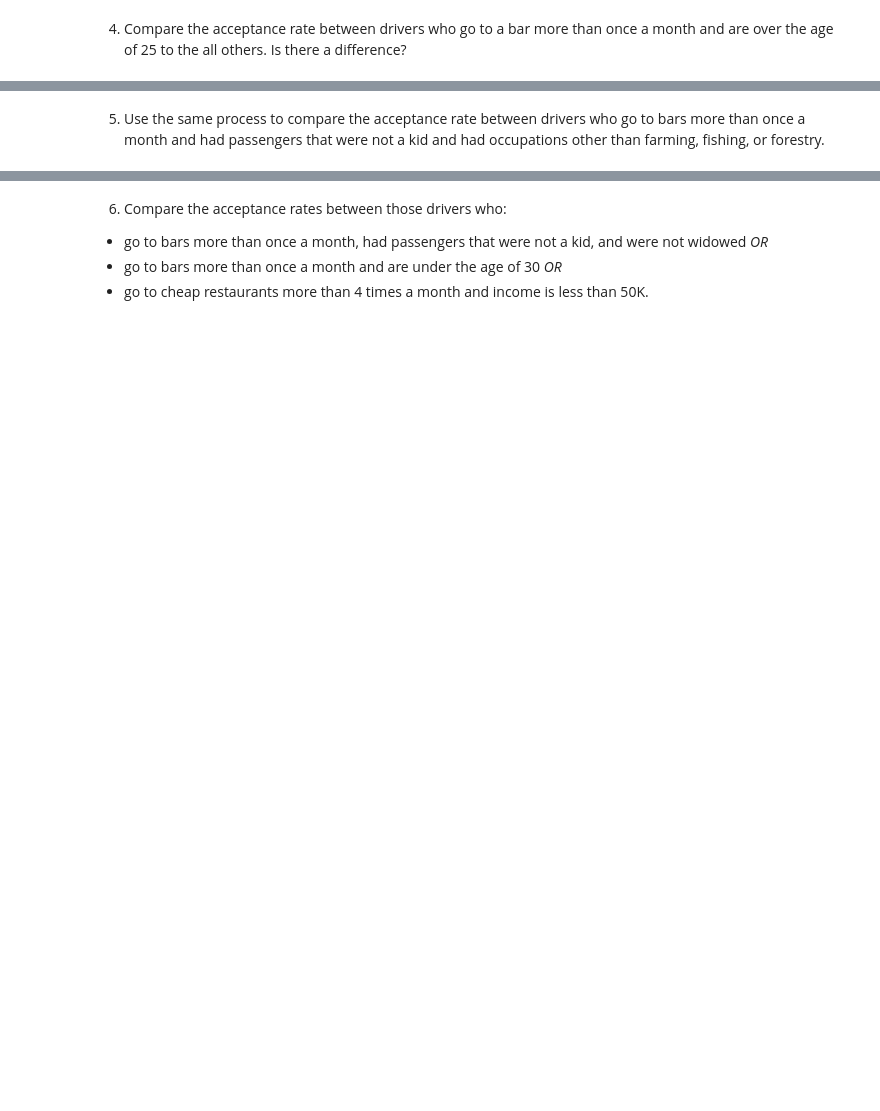
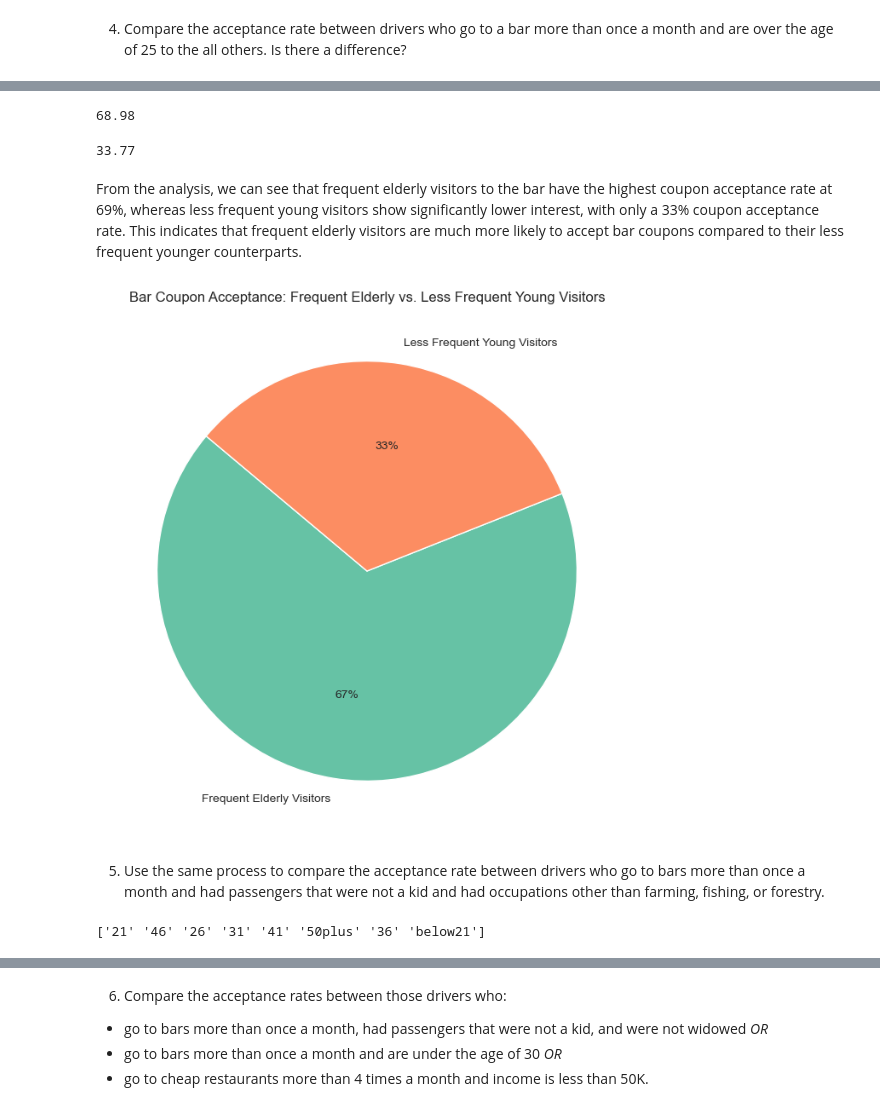
Before and after one commit to shanumansetti/PAA5_1, a Jupyter notebook: prompt.ipynb, the cells around one changed output, grey strips where cells are left out. Saved outputs shown, nothing was run; the diff lists cells and outputs as text; code cells hidden in the pictures; blank space fills up the shorter version.

```diff
--- a/prompt.ipynb
+++ b/prompt.ipynb
@@ -220,2 +413,68 @@ Now, we will lead you through an exploration of just the bar related coupons.
+# %%
+# Calculate the count of bar coupons accepted by high frequent visitors with elderly age
+bar_coupon_accepted_high_freq_elderly = df_bar_coupons[df_bar_coupons['Bar_Frequent_Age'] == 1]['Y'].value_counts().get(1, 0)
+
+# Calculate the total number of bar coupons offered to high frequent visitors with elderly age
+total_bar_coupon_offered_high_freq_elderly = df_bar_coupons[df_bar_coupons['Bar_Frequent_Age'] == 1]['Y'].count()
+
+# Calculate the proportion of bar coupon acceptance among high frequent visitors with elderly age
+if total_bar_coupon_offered_high_freq_elderly > 0:
+    proportion_of_bar_coupon_acceptance_high_freq_elderly = round(
+        (bar_coupon_accepted_high_freq_elderly / total_bar_coupon_offered_high_freq_elderly) * 100, 2
+    )
+else:
+    proportion_of_bar_coupon_acceptance_high_freq_elderly = 0
+
+# Print the proportion of bar coupon acceptance for high frequent visitors with elderly age
+print(proportion_of_bar_coupon_acceptance_high_freq_elderly)
+# %% [output]
+68.98
+# %%
+# Calculate the count of bar coupons accepted by less frequent visitors with younger age
+bar_coupon_accepted_less_freq_younger = df_bar_coupons[df_bar_coupons['Bar_Frequent_Age'] == 0]['Y'].value_counts().get(1, 0)
+
+# Calculate the total number of bar coupons offered to less frequent visitors with younger age
+total_bar_coupon_offered_less_freq_younger = df_bar_coupons[df_bar_coupons['Bar_Frequent_Age'] == 0]['Y'].count()
+
+# Calculate the proportion of bar coupon acceptance among less frequent visitors with younger age
+if total_bar_coupon_offered_less_freq_younger > 0:
+    proportion_of_bar_coupon_acceptance_less_freq_younger = round(
+        (bar_coupon_accepted_less_freq_younger / total_bar_coupon_offered_less_freq_younger) * 100, 2
+    )
+else:
+    proportion_of_bar_coupon_acceptance_less_freq_younger = 0
+
+# Print the proportion of bar coupon acceptance for less frequent visitors with younger age
+print(proportion_of_bar_coupon_acceptance_less_freq_younger)
+# %% [output]
+33.77
+# %% [markdown]
+From the analysis, we can see that frequent elderly visitors to the bar have the highest coupon acceptance rate at 69%, whereas less frequent young visitors show significantly lower interest, with only a 33% coupon acceptance rate. This indicates that frequent elderly visitors are much more likely to accept bar coupons compared to their less frequent younger counterparts.
+# %%
+# Define the data for the pie chart
+data = [
+    proportion_of_bar_coupon_acceptance_high_freq_elderly,
+    proportion_of_bar_coupon_acceptance_less_freq_younger
+]
+labels = ['Frequent Elderly Visitors', 'Less Frequent Young Visitors']
+
+# Define Seaborn color palette to use
+colors = sns.color_palette('Set2')[0:2]
+
+# Create the pie chart
+plt.figure(figsize=(8, 8))  # Optional: Set the figure size for better visualization
+plt.pie(data, labels=labels, colors=colors, autopct='%.0f%%', startangle=140)
+plt.title('Bar Coupon Acceptance: Frequent Elderly vs. Less Frequent Young Visitors')
+plt.show()
+# %% [output]
+[figure, added]
 # %% [markdown]
 5. Use the same process to compare the acceptance rate between drivers who go to bars more than once a month and had passengers that were not a kid and had occupations other than farming, fishing, or forestry.
+# %%
+# Display the unique values in the 'age' column
+unique_ages = df_bar_coupons['age'].unique()
+
+# Print the unique values
+print(unique_ages)
+# %% [output]
+['21' '46' '26' '31' '41' '50plus' '36' 'below21']
```
Also changed, not shown: parts of 46 cells of this notebook.
